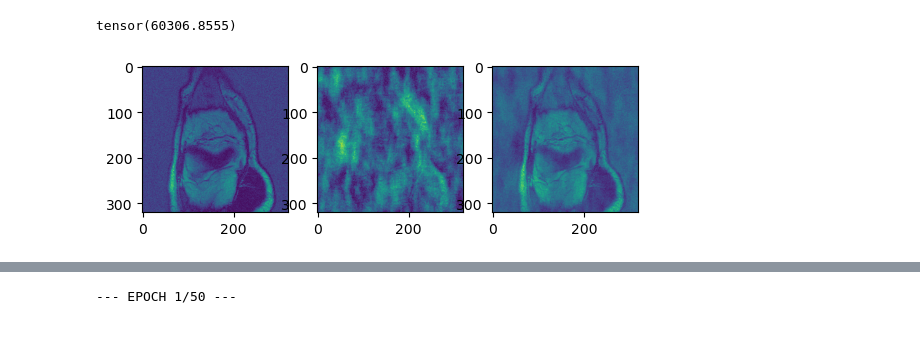
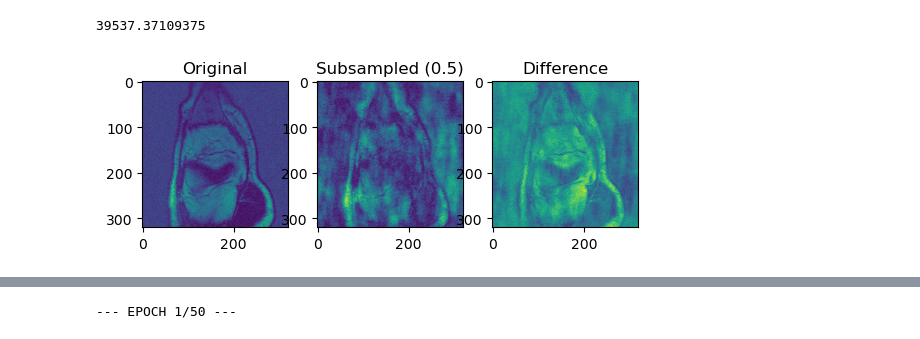
Before and after one commit to aradrd/DL-Project, a Jupyter notebook: playground.ipynb, the cells around one changed output, grey strips where cells are left out. Saved outputs shown, nothing was run; the diff lists cells and outputs as text; code cells hidden in the pictures.

```diff
--- a/playground.ipynb
+++ b/playground.ipynb
@@ -165,20 +120,24 @@ torch.Size([320, 320, 2])
 # %%
 from models.subsampling import SubsamplingLayer
 
-subsample = SubsamplingLayer(0.8, args.device, args.learn_mask) #initialize subsampling layer - use this in your own model
+drop_rate = .5
+subsample = SubsamplingLayer(drop_rate, args.device, args.learn_mask) #initialize subsampling layer - use this in your own model
 x, _ = train_loader.dataset[420]
 img_orig = freq_to_image(x.unsqueeze(0))
 new_x = subsample(x.unsqueeze(0))[0]
 fig = plt.figure()
 plt.subplot(1,3,1)
+plt.title("Original")
 plt.imshow(img_orig[0])
 plt.subplot(1,3,2)
+plt.title(f"Subsampled ({drop_rate})")
 plt.imshow(new_x[0])
 plt.subplot(1,3,3)
+plt.title("Difference")
 diff = img_orig[0] - new_x[0]
 plt.imshow(diff)
 # print if there's any difference
-print(torch.sum(diff))
+print(torch.sum(diff).item())
 # %% [output]
-tensor(60306.8555)
+39537.37109375
-[figure, old version]
+[figure, new version]
```
Also changed, not shown: parts of 16 cells of this notebook, 12 other files.
